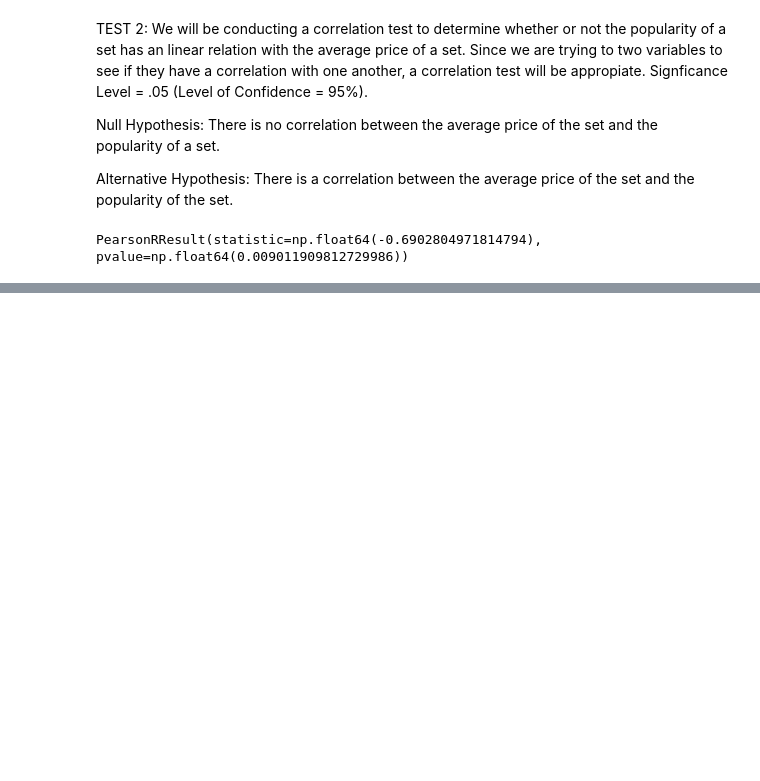
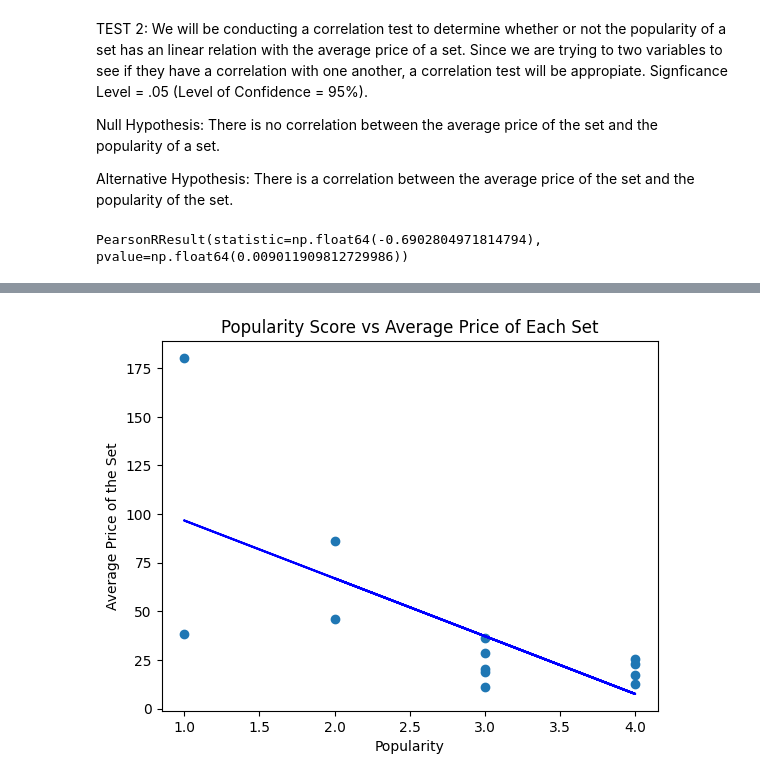
Before and after one commit to Raymon9-Chen/CMSC320-Final-Project, a Jupyter notebook: pokemon_set_data.ipynb, the cells around one changed output, grey strips where cells are left out. Drawn from its saved outputs; the diff is of its cells as text; code cells hidden in the pictures; blank space fills up the shorter version.

Commit message:
Test 2 Graph 2

```diff
--- a/pokemon_set_data.ipynb
+++ b/pokemon_set_data.ipynb
@@ -324,0 +333,17 @@ PearsonRResult(statistic=np.float64(-0.6902804971814794), pvalue=np.float64(0.00
+# %%
+x = prices['popularity']
+y = average_price
+
+plt.scatter(x,y)
+
+plt.xlabel("Popularity")
+plt.ylabel("Average Price of the Set")
+plt.title("Popularity Score vs Average Price of Each Set")
+
+m, b = np.polyfit(x,y, 1)
+
+plt.plot(x, m*x + b, color='blue')
+
+plt.show()
+# %% [output]
+[figure, added]
```
Also changed, not shown: parts of 2 cells of this notebook.
